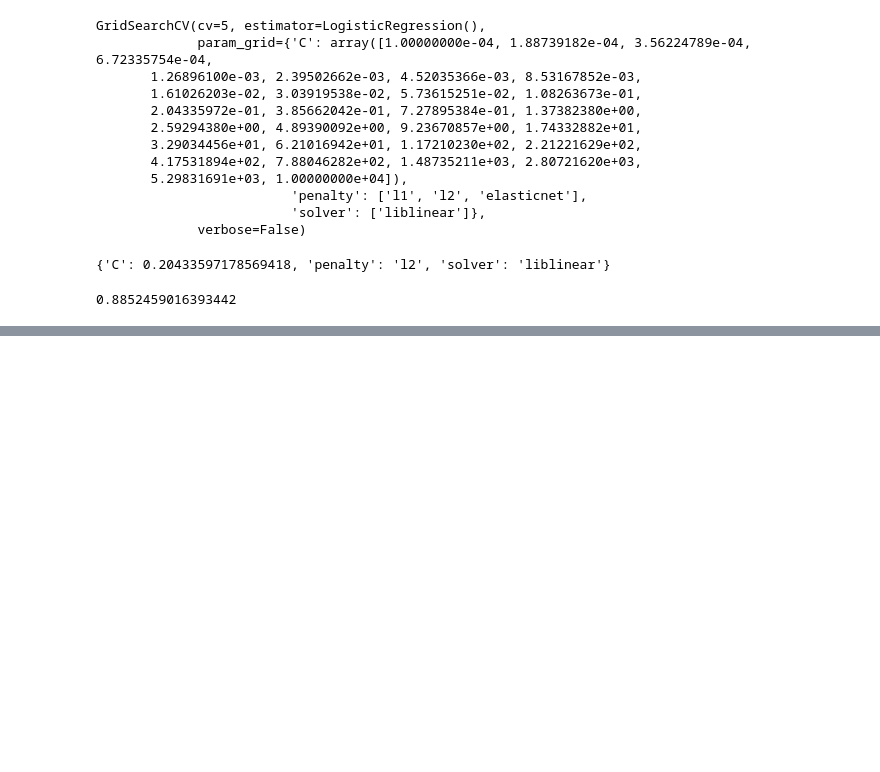
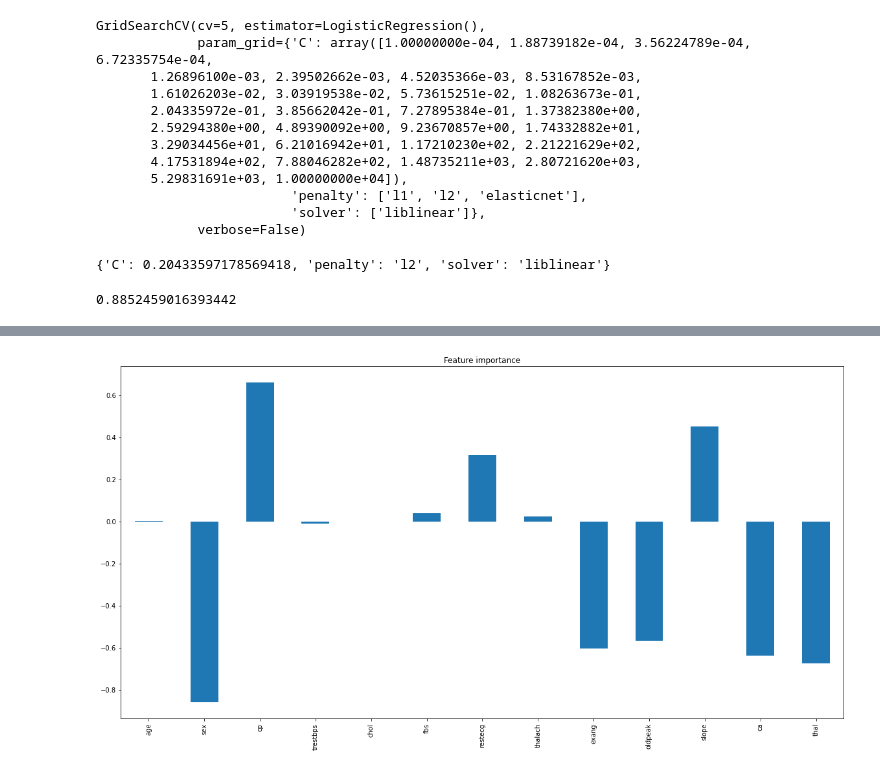
Before and after one commit to eMIKARp/Supervised_Learning_Classification_Problem, a Jupyter notebook: Supervised_Learning_Classification_Project.ipynb, the cells around one changed output, grey strips where cells are left out. Cells and saved outputs as stored; diff of their text form; code cells hidden in the pictures; blank space fills up the shorter version.

```diff
--- a/Supervised_Learning_Classification_Project.ipynb
+++ b/Supervised_Learning_Classification_Project.ipynb
@@ -464,0 +491,4 @@ lr_gcv.score(X_test,y_test)
+# %%
+# Assessing future importance
+
+clf = lr_gcv.best_estimator_
@@ -464,0 +501,2 @@ lr_gcv.score(X_test,y_test)
+# %%
+features_dict = dict(zip(X_train.columns, list(clf.coef_[0])))
@@ -464,0 +519,5 @@ lr_gcv.score(X_test,y_test)
+# %%
+feature_df = pd.DataFrame(features_dict,index=[0])
+feature_df.T.plot(kind = 'bar', title = 'Feature importance', legend = False, figsize = (20,10));
+# %% [output]
+[figure, added]
```
Also changed, not shown: parts of 6 cells of this notebook.
